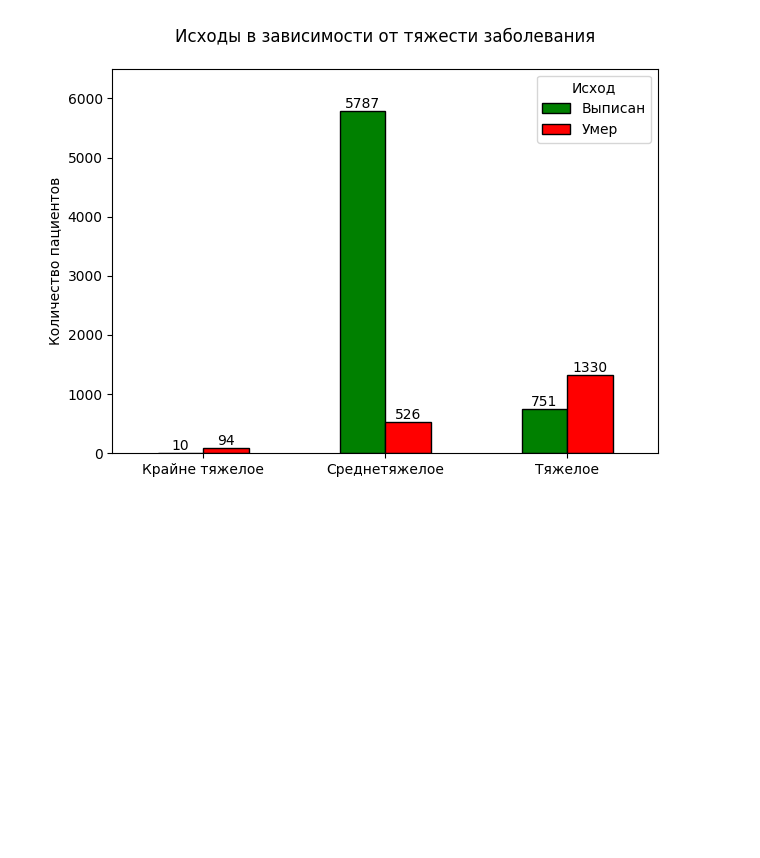
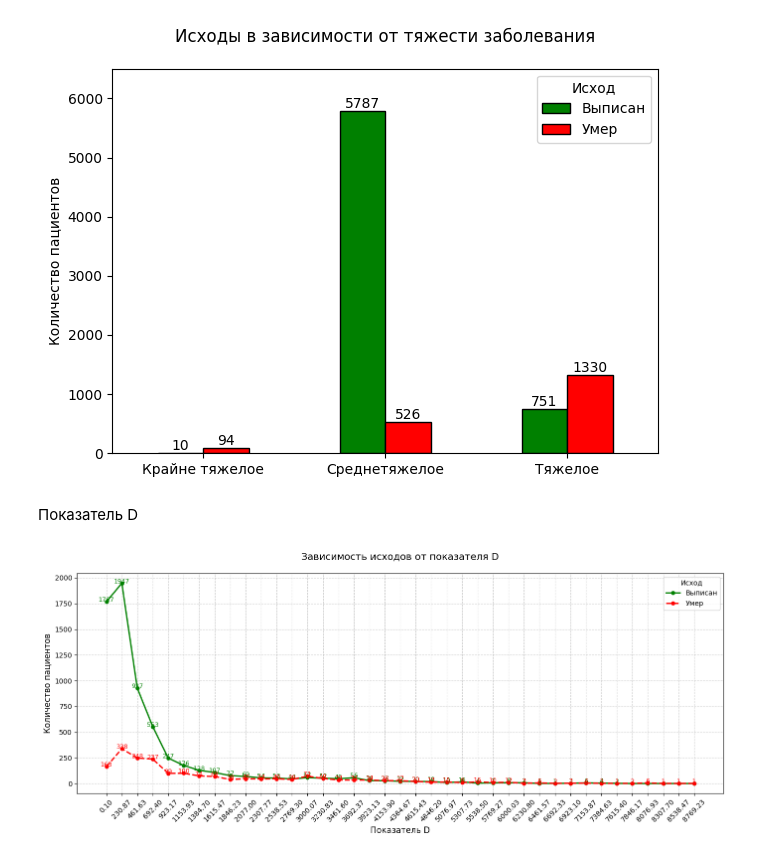
Before and after one commit to nikitanasibullin/MedAnalytics, a Jupyter notebook: subtask_five_2.ipynb, the cells around one changed output. Saved outputs shown, nothing was run; the diff lists cells and outputs as text; code cells hidden in the pictures; blank space fills up the shorter version.

```diff
--- a/subtask_five_2.ipynb
+++ b/subtask_five_2.ipynb
@@ -210,3 +204,42 @@ Severity
 Тяжелое             751  1330
 <Figure size 1000x600 with 0 Axes>
 [figure]
+# %% [markdown]
+Показатель D
+# %%
+bins = np.linspace(df['Результат_D'].min(), df['Результат_D'].max(), 40)  # 40 точек
+df['D'] = pd.cut(df['Результат_D'], bins=bins, right=False)
+
+d_outcome = df.groupby(['D', 'Outcome']).size().unstack().fillna(0)
+
+plt.figure(figsize=(14, 6))
+ax = plt.gca()
+d_outcome.plot(kind='line',
+               style=['g-', 'r--'],
+               linewidth=2,
+               marker='o',
+               markersize=5,
+               ax=ax)
+
+plt.title('Зависимость исходов от показателя D', fontsize=14, pad=20)
+plt.ylabel('Количество пациентов', fontsize=12)
+plt.xlabel('Показатель D', fontsize=12)
+plt.grid(True, linestyle='--', alpha=0.6)
+
+xtick_labels = [f"{interval.left:.2f}" for interval in d_outcome.index]
+ax.set_xticks(range(len(xtick_labels)))
+ax.set_xticklabels(xtick_labels, rotation=45)
+
+for col in d_outcome.columns:
+    for idx, val in enumerate(d_outcome[col]):
+        if val > 0:
+            ax.text(idx, val + 0.5, f"{val}",
+                    ha='center',
+                    fontsize=9,
+                    color='green' if col == 'Выписан' else 'red')
+
+plt.legend(title='Исход', framealpha=0.8)
+plt.tight_layout()
+plt.show()
+# %% [output]
+[figure, added]
```
Also changed, not shown: parts of 5 cells of this notebook.
